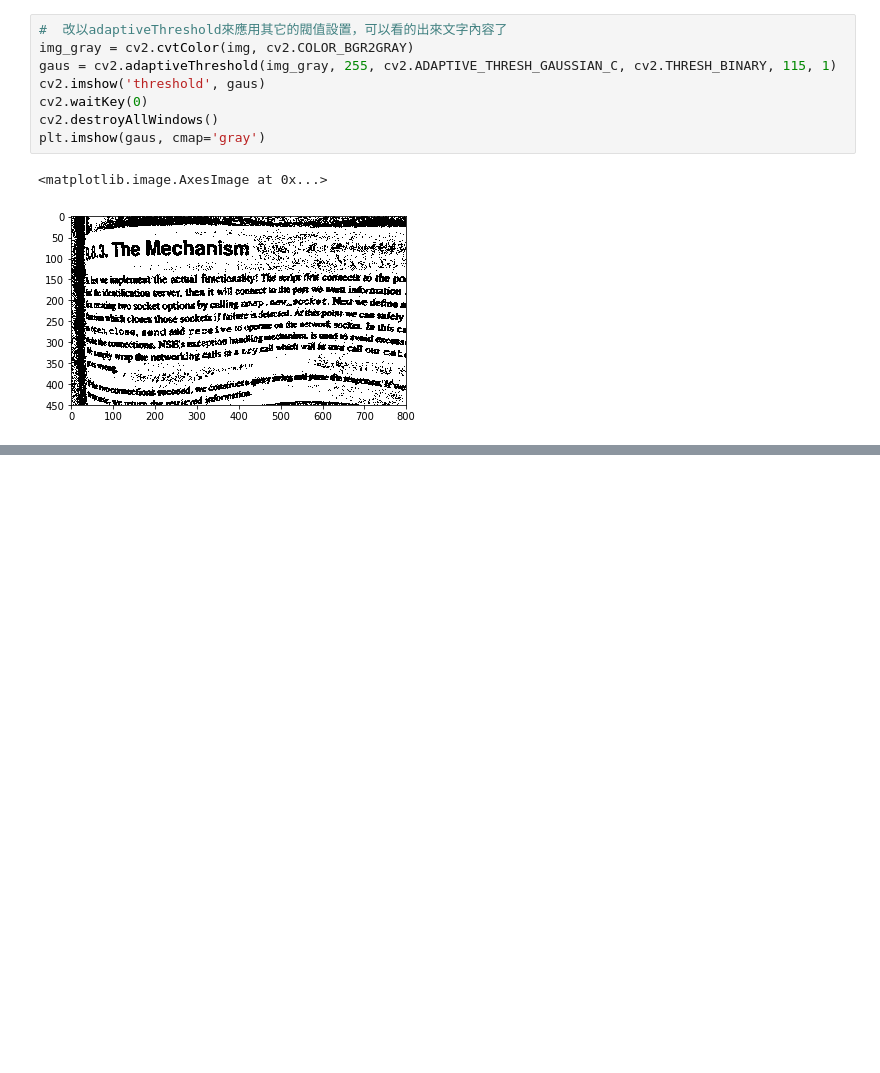
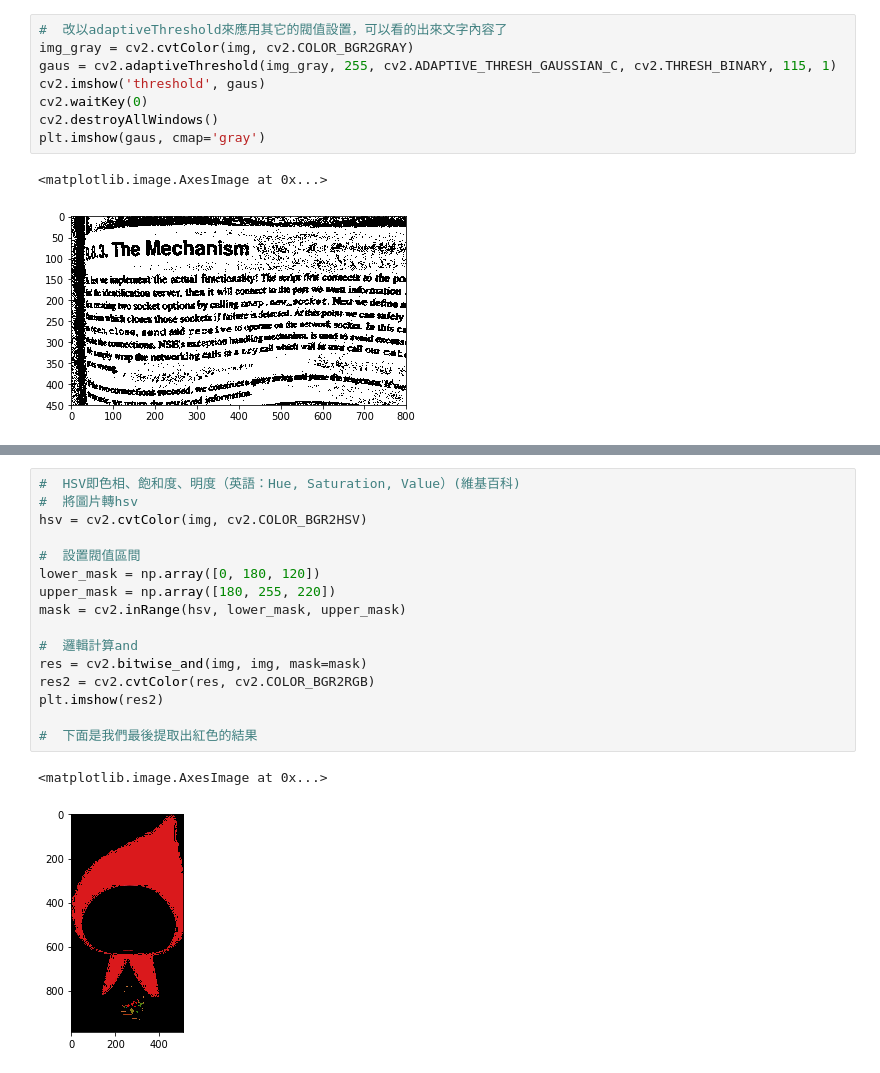
Before and after one commit to shaoeChen/opencv, a Jupyter notebook: Opencv_course.ipynb, the cells around one changed output, grey strips where cells are left out. Cells and saved outputs as stored; diff of their text form; blank space fills up the shorter version.

```diff
--- a/Opencv_course.ipynb
+++ b/Opencv_course.ipynb
@@ -394,0 +491,19 @@ plt.imshow(gaus, cmap='gray')
+# %%
+#  HSV即色相、飽和度、明度（英語：Hue, Saturation, Value）(維基百科)
+#  將圖片轉hsv
+hsv = cv2.cvtColor(img, cv2.COLOR_BGR2HSV)
+
+#  設置閥值區間
+lower_mask = np.array([0, 180, 120])
+upper_mask = np.array([180, 255, 220])
+mask = cv2.inRange(hsv, lower_mask, upper_mask)
+
+#  邏輯計算and
+res = cv2.bitwise_and(img, img, mask=mask)
+res2 = cv2.cvtColor(res, cv2.COLOR_BGR2RGB)
+plt.imshow(res2)
+
+#  下面是我們最後提取出紅色的結果
+# %% [output]
+<matplotlib.image.AxesImage at 0x...>
+[figure, added]
```
Also changed, not shown: parts of 31 cells of this notebook.
